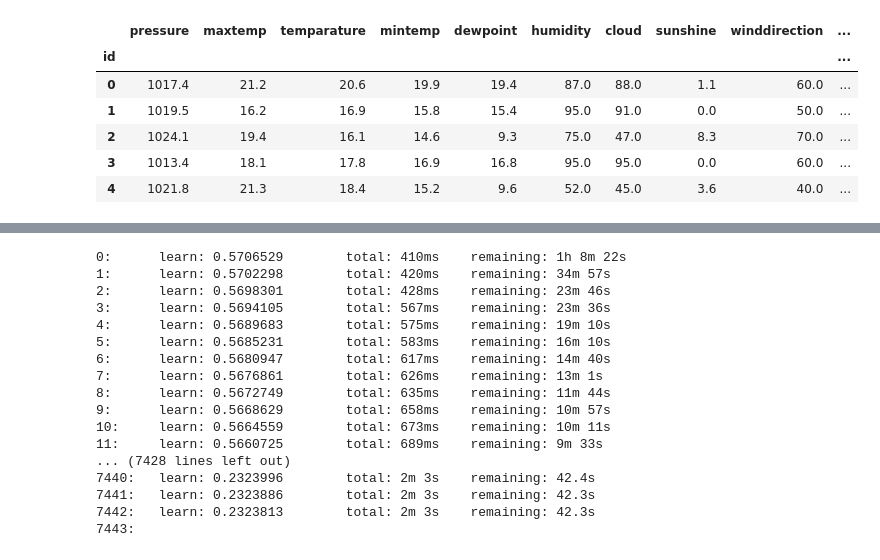
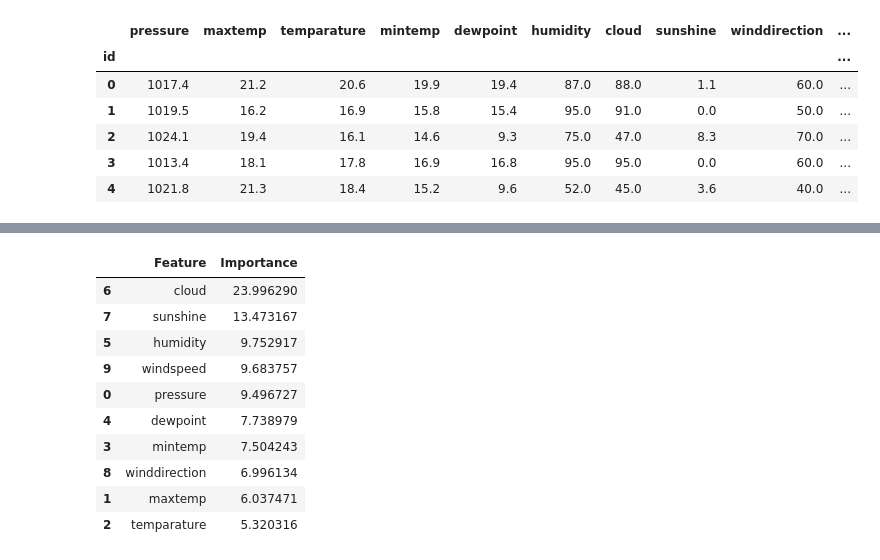
Before and after one commit to Keroshi/Kaggle-Binary-Prediction-of-Rainfall-Challenge, a Jupyter notebook: training_CBC.ipynb, the cells around one changed output, grey strips where cells are left out. Saved outputs shown, nothing was run; the diff lists cells and outputs as text; code cells hidden in the pictures.

```diff
--- a/training_CBC.ipynb
+++ b/training_CBC.ipynb
@@ -56,5 +55,0 @@ print(score)
-# %%
-scaler = StandardScaler()
-scaler.fit(train_df)
-scaled_data = scaler.transform(train_df)
-scaled_data
@@ -105,25 +56,19 @@ X_train, X_test, y_train, y_test = train_test_split(X_pca, target, test_size=0.2
-# %%
-clf = CatBoostClassifier(n_estimators=1000, learning_rate=0.01, max_depth=5, random_state=42)
-clf.load_model("./outputs/catboost.model")
-clf.fit(X_train, y_train, init_model=clf)
-y_pred = clf.predict(X_test)
-score = roc_auc_score(y_test, y_pred)
-print(score)
-# %% [output]
-0:      learn: 0.5706529        total: 410ms    remaining: 1h 8m 22s
-1:      learn: 0.5702298        total: 420ms    remaining: 34m 57s
-2:      learn: 0.5698301        total: 428ms    remaining: 23m 46s
-3:      learn: 0.5694105        total: 567ms    remaining: 23m 36s
-4:      learn: 0.5689683        total: 575ms    remaining: 19m 10s
-5:      learn: 0.5685231        total: 583ms    remaining: 16m 10s
-6:      learn: 0.5680947        total: 617ms    remaining: 14m 40s
-7:      learn: 0.5676861        total: 626ms    remaining: 13m 1s
-8:      learn: 0.5672749        total: 635ms    remaining: 11m 44s
-9:      learn: 0.5668629        total: 658ms    remaining: 10m 57s
-10:     learn: 0.5664559        total: 673ms    remaining: 10m 11s
-11:     learn: 0.5660725        total: 689ms    remaining: 9m 33s
-... (7428 lines left out)
-7440:   learn: 0.2323996        total: 2m 3s    remaining: 42.4s
-7441:   learn: 0.2323886        total: 2m 3s    remaining: 42.3s
-7442:   learn: 0.2323813        total: 2m 3s    remaining: 42.3s
-7443:
+# %%
+importance_df = pd.DataFrame({
+    "Feature":train_df.columns,
+    "Importance":clf.feature_importances_
+}).sort_values(by="Importance", ascending=False)
+
+importance_df
+# %% [output]
+|  | Feature | Importance |
+| 6 | cloud | 23.996290 |
+| 7 | sunshine | 13.473167 |
+| 5 | humidity | 9.752917 |
+| 9 | windspeed | 9.683757 |
+| 0 | pressure | 9.496727 |
+| 4 | dewpoint | 7.738979 |
+| 3 | mintemp | 7.504243 |
+| 8 | winddirection | 6.996134 |
+| 1 | maxtemp | 6.037471 |
+| 2 | temparature | 5.320316 |
```
Also changed, not shown: parts of 5 cells of this notebook, 11 other files.
